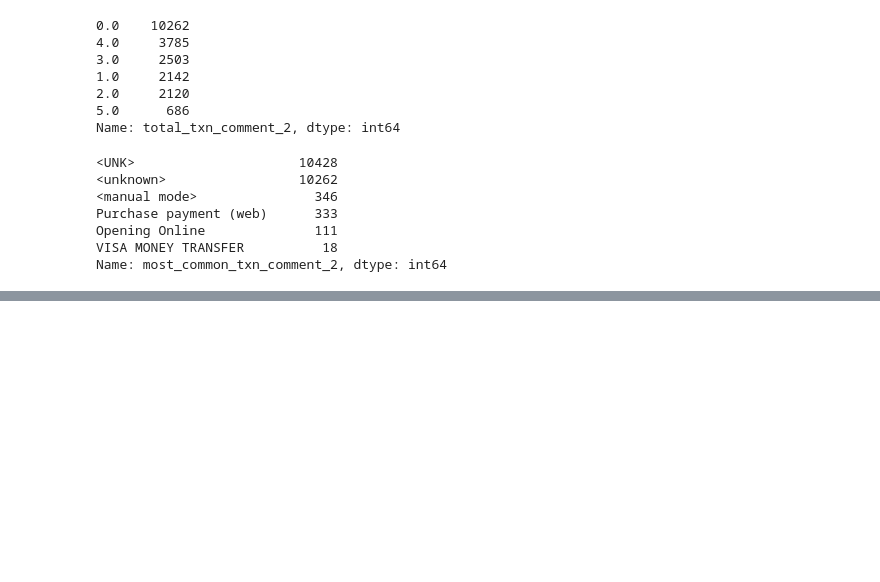
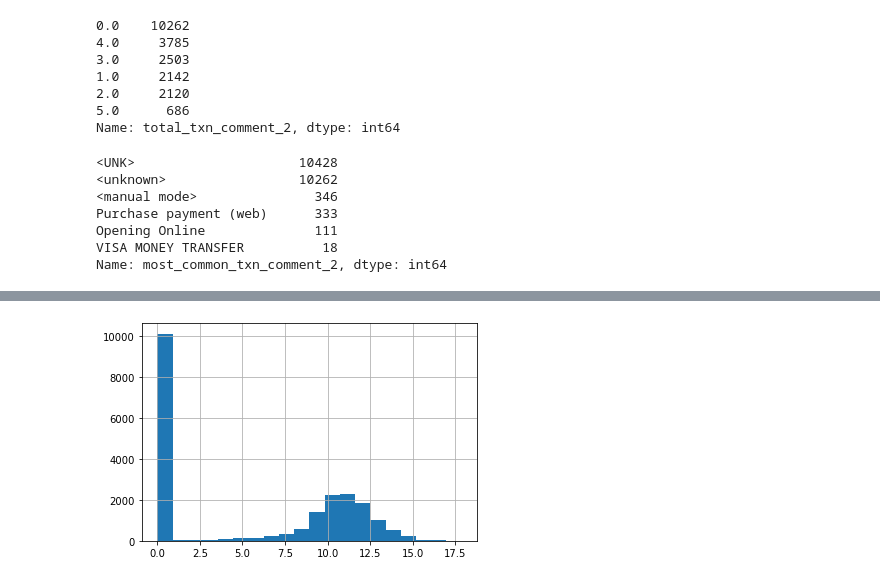
Before and after one commit to artkulak/idao-2021-finals, a Jupyter notebook: EDA-FE-kovalev.ipynb, the cells around one changed output, grey strips where cells are left out. Drawn from its saved outputs; the diff is of its cells as text; code cells hidden in the pictures; blank space fills up the shorter version.

```diff
--- a/EDA-FE-kovalev.ipynb
+++ b/EDA-FE-kovalev.ipynb
@@ -465,0 +534,6 @@ Name: most_common_txn_comment_2, dtype: int64
+# %%
+data['std_balance_rur_amt'] = data['client_id'].map(assets_under_management.groupby('client_id')['balance_rur_amt'].agg(lambda x: x.std())).fillna(-1)
+np.log1p(data['max_min_balance_rur_amt'] + 1).hist(bins=20)
+plt.show()
+# %% [output]
+[figure, added]
```
Also changed, not shown: parts of 7 cells of this notebook, 1 other file.
